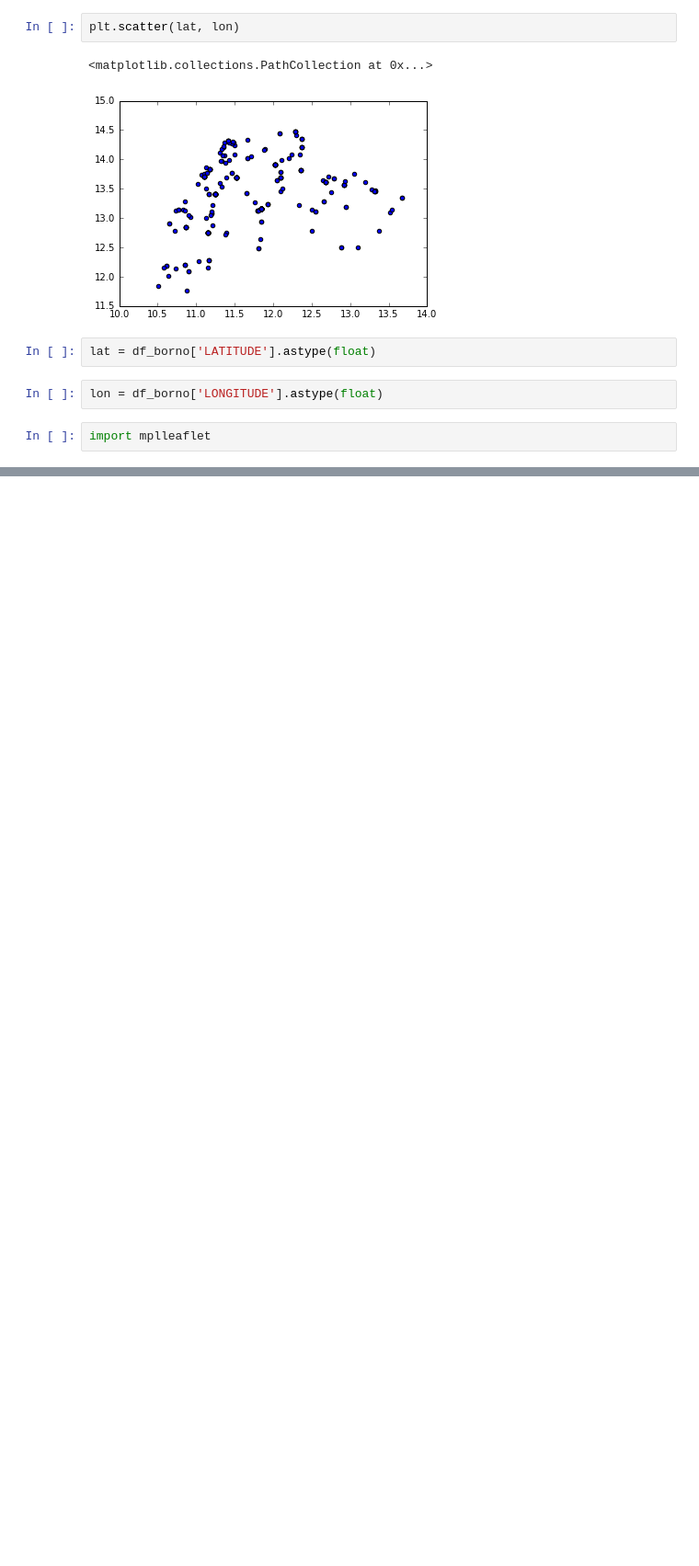
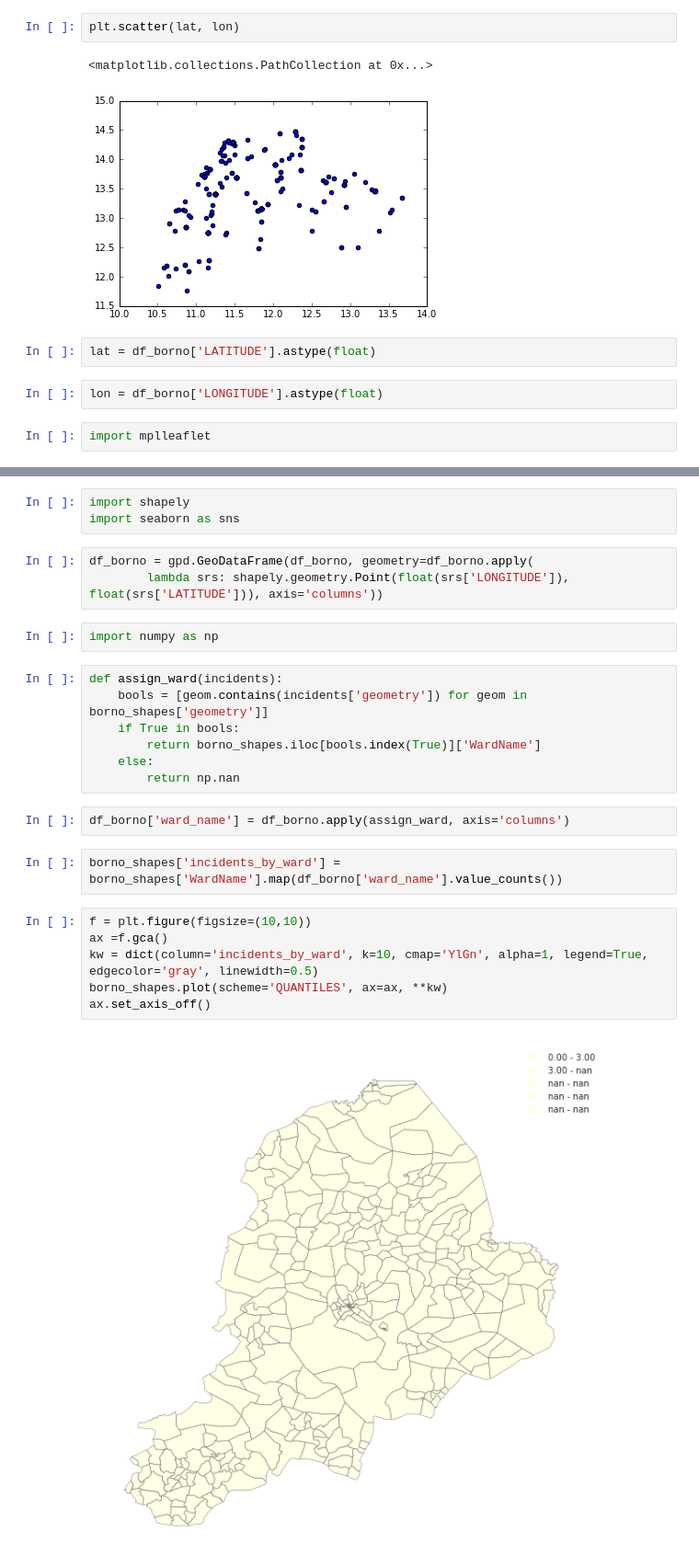
Before and after one commit to AschHarwood/Borno_Analysis, a Jupyter notebook: Borno Analysis.ipynb, the cells around one changed output, grey strips where cells are left out. Shown at 92% size. Saved outputs shown, nothing was run; the diff lists cells and outputs as text; blank space fills up the shorter version.

```diff
--- a/Borno Analysis.ipynb
+++ b/Borno Analysis.ipynb
@@ -50,0 +58,27 @@ mplleaflet.show()
+# %%
+import shapely
+import seaborn as sns
+# %%
+df_borno = gpd.GeoDataFrame(df_borno, geometry=df_borno.apply(
+        lambda srs: shapely.geometry.Point(float(srs['LONGITUDE']), float(srs['LATITUDE'])), axis='columns'))
+# %%
+import numpy as np
+# %%
+def assign_ward(incidents):
+    bools = [geom.contains(incidents['geometry']) for geom in borno_shapes['geometry']]
+    if True in bools:
+        return borno_shapes.iloc[bools.index(True)]['WardName']
+    else:
+        return np.nan
+# %%
+df_borno['ward_name'] = df_borno.apply(assign_ward, axis='columns')
+# %%
+borno_shapes['incidents_by_ward'] = borno_shapes['WardName'].map(df_borno['ward_name'].value_counts())
+# %%
+f = plt.figure(figsize=(10,10))
+ax =f.gca()
+kw = dict(column='incidents_by_ward', k=10, cmap='YlGn', alpha=1, legend=True, edgecolor='gray', linewidth=0.5)
+borno_shapes.plot(scheme='QUANTILES', ax=ax, **kw)
+ax.set_axis_off()
+# %% [output]
+[figure, added]
```
Also changed, not shown: parts of 9 cells of this notebook, 1 other file.
